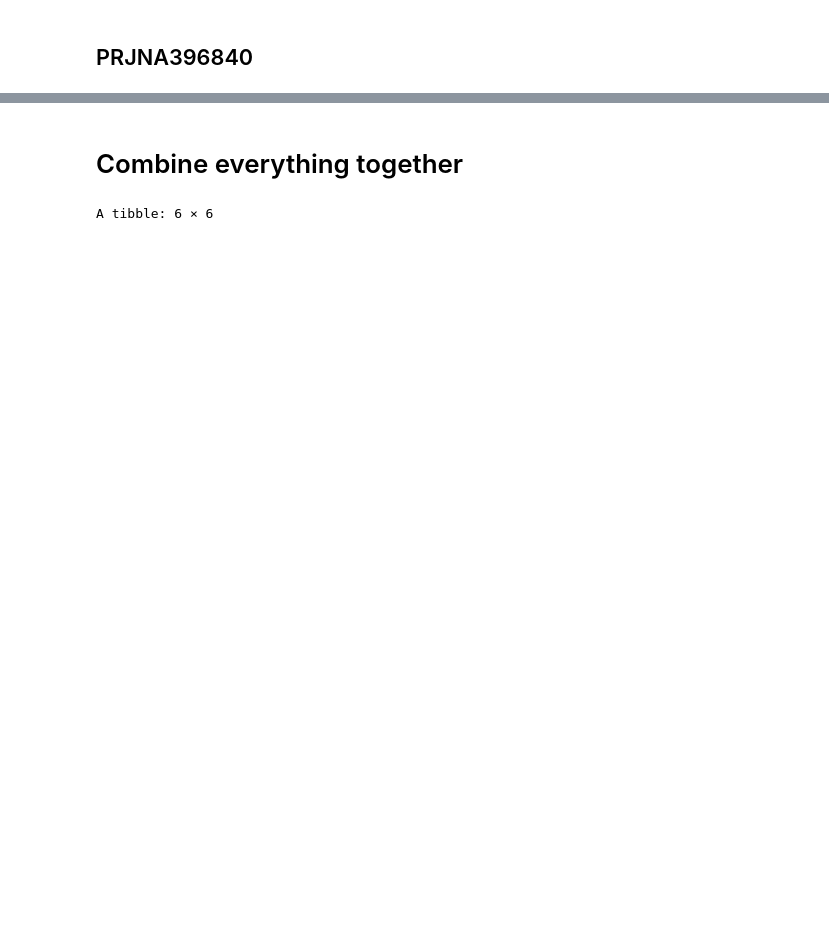
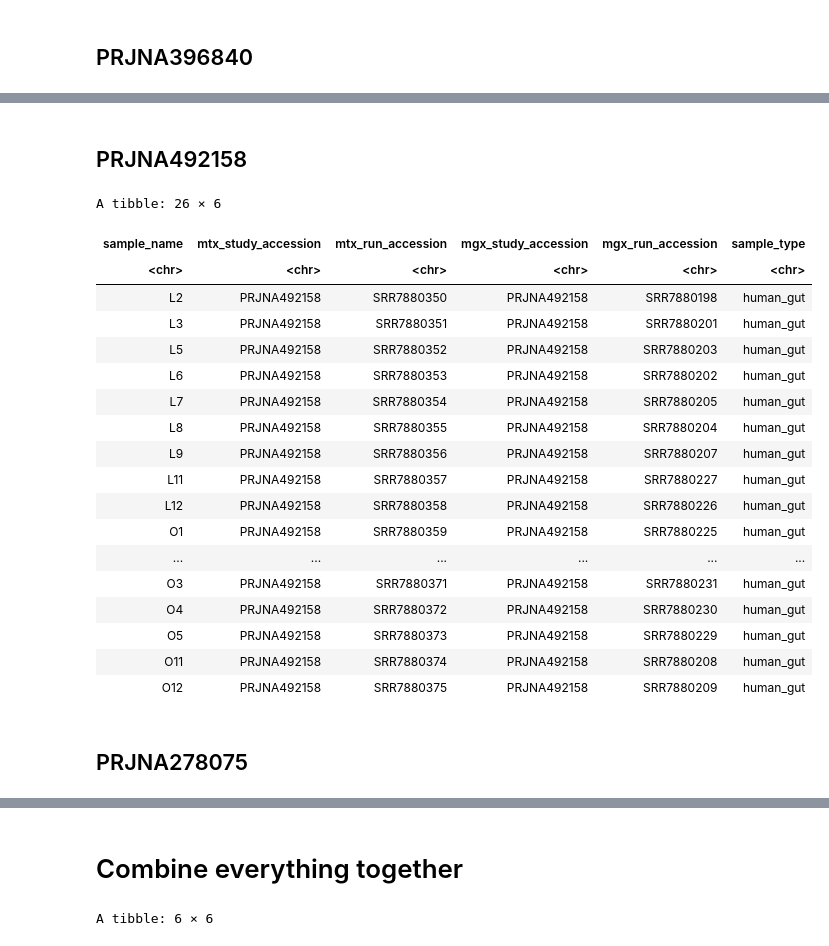
Before and after one commit to Arcadia-Science/2022-mtx-not-in-mgx-pairs, a Jupyter notebook: notebooks/20220816_parse_metadata_paired_mgx_mtx.ipynb, the cells around one changed output, grey strips where cells are left out. Drawn from its saved outputs; the diff is of its cells as text; code cells hidden in the pictures; blank space fills up the shorter version.

```diff
--- a/notebooks/20220816_parse_metadata_paired_mgx_mtx.ipynb
+++ b/notebooks/20220816_parse_metadata_paired_mgx_mtx.ipynb
@@ -581,0 +621,44 @@ A tibble: 4 × 6
+# %% [markdown]
+## PRJNA492158
+# %%
+prjna492158 <- read_tsv("https://www.ebi.ac.uk/ena/portal/api/filereport?accession=PRJNA492158&result=read_run&fields=study_accession,secondary_study_accession,sample_accession,secondary_sample_accession,experiment_accession,run_accession,submission_accession,tax_id,scientific_name,instrument_platform,instrument_model,library_name,nominal_length,library_layout,library_strategy,library_source,library_selection,read_count,base_count,center_name,first_public,last_updated,experiment_title,study_title,study_alias,experiment_alias,run_alias,fastq_bytes,fastq_md5,fastq_ftp,fastq_aspera,fastq_galaxy,submitted_bytes,submitted_md5,submitted_ftp,submitted_aspera,submitted_galaxy,submitted_format,sra_bytes,sra_md5,sra_ftp,sra_aspera,sra_galaxy,cram_index_ftp,cram_index_aspera,cram_index_galaxy,sample_alias,broker_name,sample_title,nominal_sdev,first_created&format=tsv&download=true&limit=0",
+                        show_col_types = F)
+# %%
+prjna492158_mtx <- prjna492158 %>%
+  filter(library_source == "METATRANSCRIPTOMIC") %>%
+  select(sample_name = sample_alias,
+         mtx_study_accession = study_accession,
+         mtx_run_accession = run_accession)
+
+prjna492158_mgx <- prjna492158 %>%
+  filter(library_source == "METAGENOMIC") %>%
+  select(sample_name = sample_alias,
+         mgx_study_accession = study_accession,
+         mgx_run_accession = run_accession)
+
+prjna492158_mtx_vs_mgx <- left_join(prjna492158_mtx, prjna492158_mgx, by = "sample_name") %>%
+  mutate(sample_type = "human_gut")
+
+prjna492158_mtx_vs_mgx
+# %% [output]
+A tibble: 26 × 6
+| sample_name | mtx_study_accession | mtx_run_accession | mgx_study_accession | mgx_run_accession | sample_type |
+| <chr> | <chr> | <chr> | <chr> | <chr> | <chr> |
+| L2 | PRJNA492158 | SRR7880350 | PRJNA492158 | SRR7880198 | human_gut |
+| L3 | PRJNA492158 | SRR7880351 | PRJNA492158 | SRR7880201 | human_gut |
+| L5 | PRJNA492158 | SRR7880352 | PRJNA492158 | SRR7880203 | human_gut |
+| L6 | PRJNA492158 | SRR7880353 | PRJNA492158 | SRR7880202 | human_gut |
+| L7 | PRJNA492158 | SRR7880354 | PRJNA492158 | SRR7880205 | human_gut |
+| L8 | PRJNA492158 | SRR7880355 | PRJNA492158 | SRR7880204 | human_gut |
+| L9 | PRJNA492158 | SRR7880356 | PRJNA492158 | SRR7880207 | human_gut |
+| L11 | PRJNA492158 | SRR7880357 | PRJNA492158 | SRR7880227 | human_gut |
+| L12 | PRJNA492158 | SRR7880358 | PRJNA492158 | SRR7880226 | human_gut |
+| O1 | PRJNA492158 | SRR7880359 | PRJNA492158 | SRR7880225 | human_gut |
+| ... | ... | ... | ... | ... | ... |
+| O3 | PRJNA492158 | SRR7880371 | PRJNA492158 | SRR7880231 | human_gut |
+| O4 | PRJNA492158 | SRR7880372 | PRJNA492158 | SRR7880230 | human_gut |
+| O5 | PRJNA492158 | SRR7880373 | PRJNA492158 | SRR7880229 | human_gut |
+| O11 | PRJNA492158 | SRR7880374 | PRJNA492158 | SRR7880208 | human_gut |
+| O12 | PRJNA492158 | SRR7880375 | PRJNA492158 | SRR7880209 | human_gut |
+# %% [markdown]
+## PRJNA278075
```
Also changed, not shown: parts of 24 cells of this notebook.
